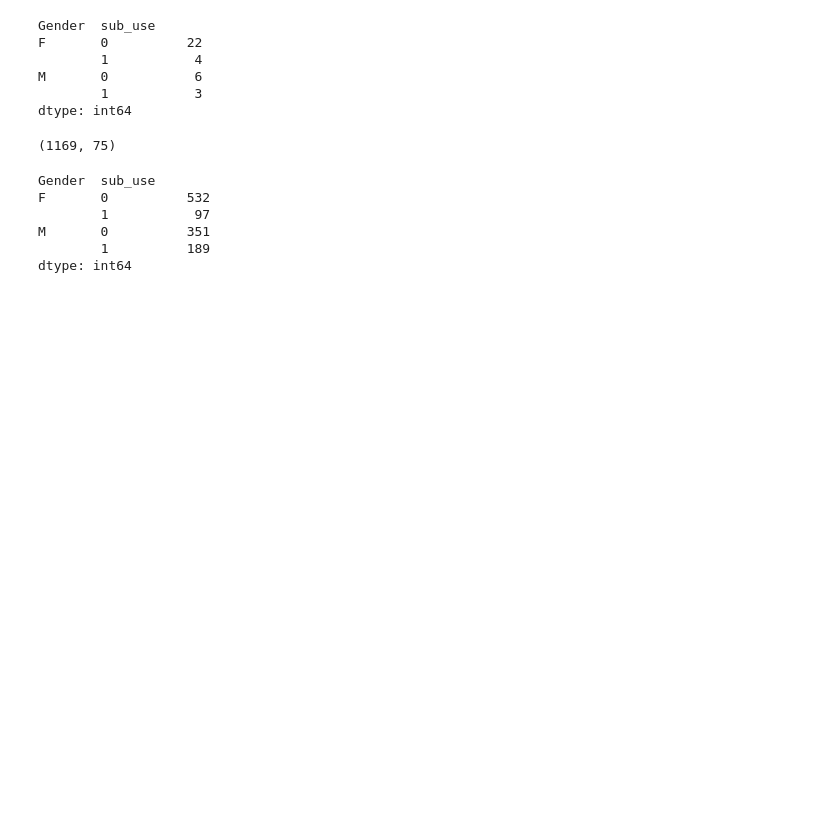
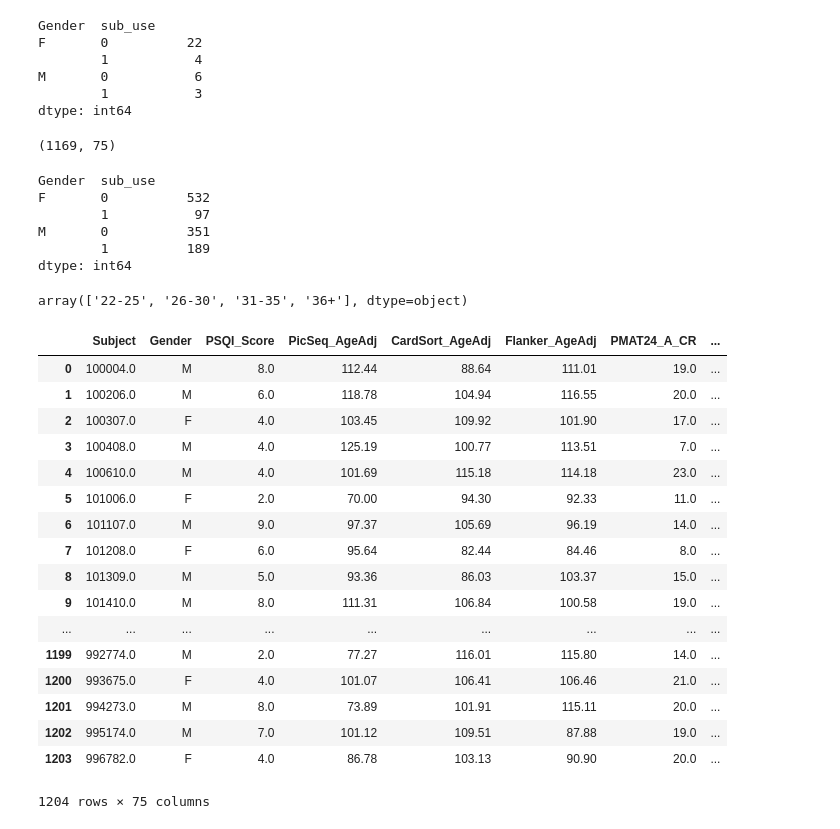
Before and after one commit to GersonGuercio/hcp_psychiatric_phenotyping, a Jupyter notebook: data_exploration_and_cleaning.ipynb, the cells around one changed output. Cells and saved outputs as stored; diff of their text form; code cells hidden in the pictures; blank space fills up the shorter version.

Commit message:
Recoded age

```diff
--- a/data_exploration_and_cleaning.ipynb
+++ b/data_exploration_and_cleaning.ipynb
@@ -115,6 +125,36 @@ F       0          532
 M       0          351
         1          189
 dtype: int64
+# %%
+clean_data['Age'].unique()
+# %% [output]
+array(['22-25', '26-30', '31-35', '36+'], dtype=object)
+# %%
+age_recoded = np.where(clean_data['Age']=='22-25', 1,
+                  np.where(clean_data['Age']=='26-30', 2,
+                      np.where(clean_data['Age']=='31-35', 3, 4)))
+# %%
+clean_data = pd.concat([clean_data, pd.DataFrame({'Age_recoded': age_recoded})], axis = 1)
+clean_data.drop('Age', axis = 1)
+# %% [output]
+|  | Subject | Gender | PSQI_Score | PicSeq_AgeAdj | CardSort_AgeAdj | Flanker_AgeAdj | PMAT24_A_CR | ... |
+| 0 | 100004.0 | M | 8.0 | 112.44 | 88.64 | 111.01 | 19.0 | ... |
+| 1 | 100206.0 | M | 6.0 | 118.78 | 104.94 | 116.55 | 20.0 | ... |
+| 2 | 100307.0 | F | 4.0 | 103.45 | 109.92 | 101.90 | 17.0 | ... |
+| 3 | 100408.0 | M | 4.0 | 125.19 | 100.77 | 113.51 | 7.0 | ... |
+| 4 | 100610.0 | M | 4.0 | 101.69 | 115.18 | 114.18 | 23.0 | ... |
+| 5 | 101006.0 | F | 2.0 | 70.00 | 94.30 | 92.33 | 11.0 | ... |
+| 6 | 101107.0 | M | 9.0 | 97.37 | 105.69 | 96.19 | 14.0 | ... |
+| 7 | 101208.0 | F | 6.0 | 95.64 | 82.44 | 84.46 | 8.0 | ... |
+| 8 | 101309.0 | M | 5.0 | 93.36 | 86.03 | 103.37 | 15.0 | ... |
+| 9 | 101410.0 | M | 8.0 | 111.31 | 106.84 | 100.58 | 19.0 | ... |
+| ... | ... | ... | ... | ... | ... | ... | ... | ... |
+| 1199 | 992774.0 | M | 2.0 | 77.27 | 116.01 | 115.80 | 14.0 | ... |
+| 1200 | 993675.0 | F | 4.0 | 101.07 | 106.41 | 106.46 | 21.0 | ... |
+| 1201 | 994273.0 | M | 8.0 | 73.89 | 101.91 | 115.11 | 20.0 | ... |
+| 1202 | 995174.0 | M | 7.0 | 101.12 | 109.51 | 87.88 | 19.0 | ... |
+| 1203 | 996782.0 | F | 4.0 | 86.78 | 103.13 | 90.90 | 20.0 | ... |
+1204 rows × 75 columns
 # %%
 # output the clean data
 clean_data.to_csv('hcp_drug_prediction_data_cleaned.csv', index = False)
```
Also changed, not shown: parts of 2 cells of this notebook, 1 other file.
